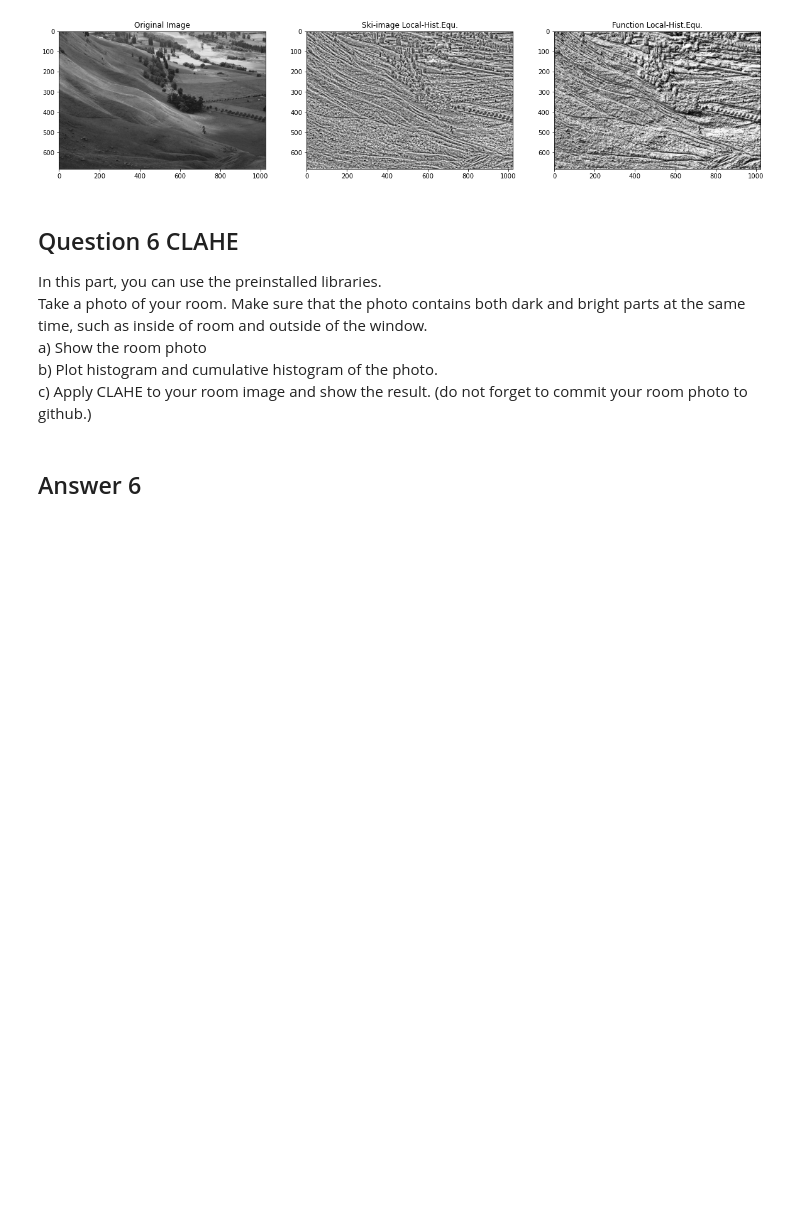
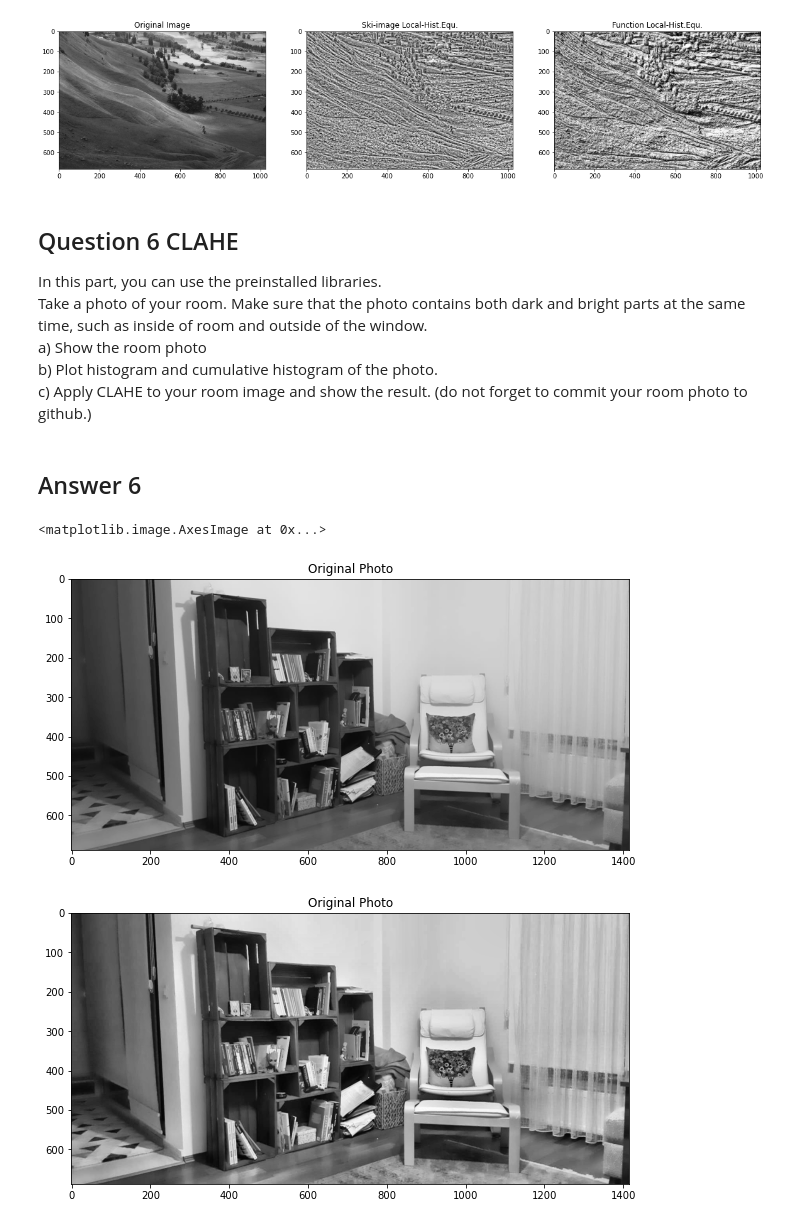
Before and after one commit to MAAykanat/AGU-Computer-Vision, a Jupyter notebook: Assignment-1/questions-and-your-answers.ipynb, the cells around one changed output. Saved outputs shown, nothing was run; the diff lists cells and outputs as text; code cells hidden in the pictures; blank space fills up the shorter version.

```diff
--- a/Assignment-1/questions-and-your-answers.ipynb
+++ b/Assignment-1/questions-and-your-answers.ipynb
@@ -286,3 +286,23 @@ b) Plot histogram and cumulative histogram of the photo.
 c) Apply CLAHE to your room image and show the result.  (do not forget to commit your room photo to github.)
 # %% [markdown]
 ## Answer 6
+# %%
+room_img = cv.imread(images_path + "\\room.jpeg")
+room_img = cv.cvtColor(room_img, cv.COLOR_BGR2GRAY)
+
+rcParams["figure.figsize"] = 10.0, 10.0
+plt.figure()
+plt.title("Original Photo")
+plt.imshow(room_img, cmap="gray")
+
+roomClahe = cv.createCLAHE(clipLimit=2.0, tileGridSize=(8,8))
+roomOutput = roomClahe.apply(room_img)
+
+rcParams["figure.figsize"] = 10.0, 10.0
+plt.figure()
+plt.title("Original Photo")
+plt.imshow(roomOutput, cmap="gray")
+# %% [output]
+<matplotlib.image.AxesImage at 0x...>
+[figure, added]
+[figure, added]
```
